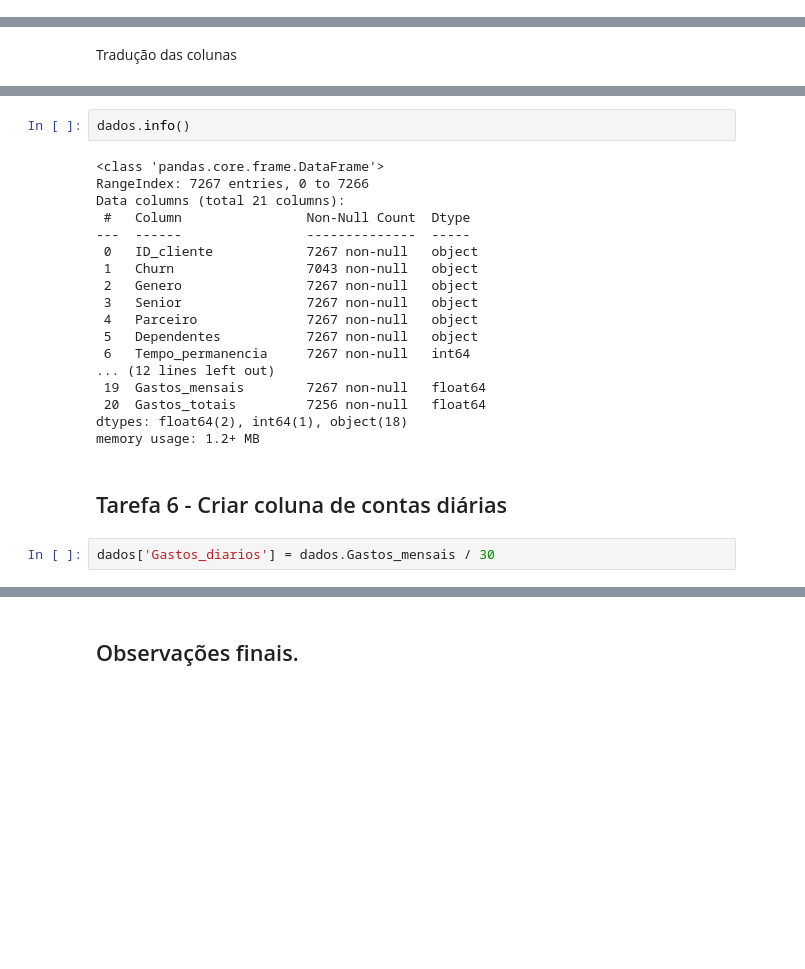
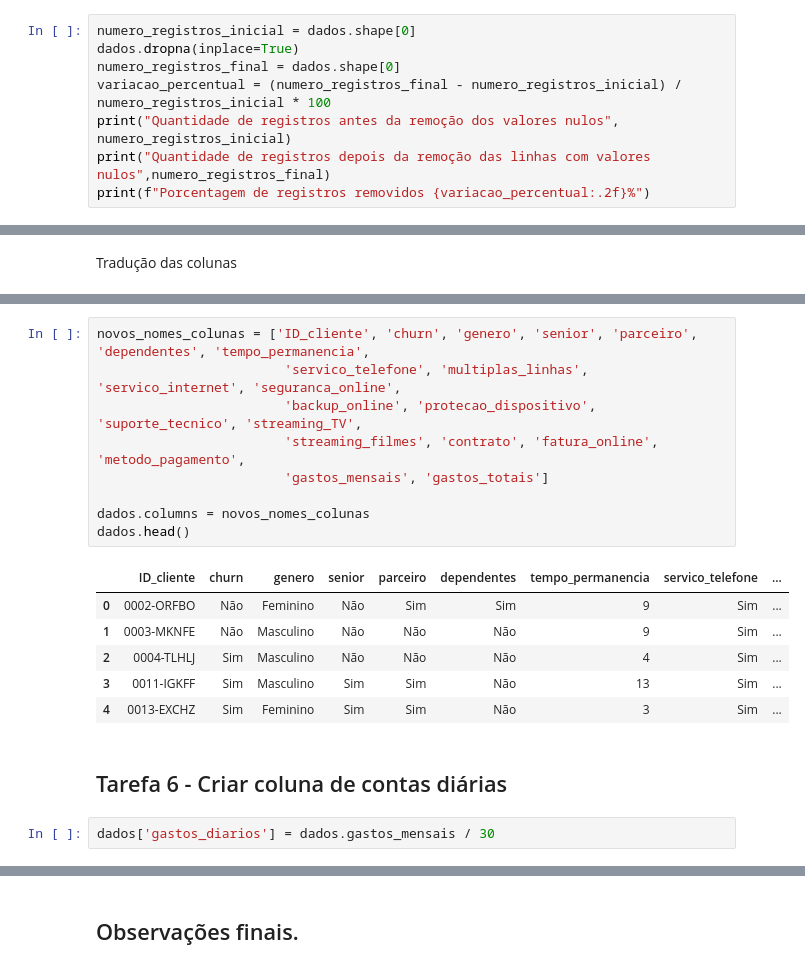
Before and after one commit to duartejr/challenge_data_science_alura_voz, a Jupyter notebook: semana_1_explorando_dados.ipynb, the cells around one changed output, grey strips where cells are left out. Drawn from its saved outputs; the diff is of its cells as text; blank space fills up the shorter version.

```diff
--- a/semana_1_explorando_dados.ipynb
+++ b/semana_1_explorando_dados.ipynb
@@ -165,0 +268,8 @@ Name: SeniorCitizen, dtype: int64
+# %%
+numero_registros_inicial = dados.shape[0]
+dados.dropna(inplace=True)
+numero_registros_final = dados.shape[0]
+variacao_percentual = (numero_registros_final - numero_registros_inicial) / numero_registros_inicial * 100
+print("Quantidade de registros antes da remoção dos valores nulos", numero_registros_inicial)
+print("Quantidade de registros depois da remoção das linhas com valores nulos",numero_registros_final)
+print(f"Porcentagem de registros removidos {variacao_percentual:.2f}%")
@@ -252,27 +352,23 @@ dados.head()
-# %%
-dados.info()
-# %% [output]
-<class 'pandas.core.frame.DataFrame'>
-RangeIndex: 7267 entries, 0 to 7266
-Data columns (total 21 columns):
- #   Column                Non-Null Count  Dtype
----  ------                --------------  -----
- 0   ID_cliente            7267 non-null   object
- 1   Churn                 7043 non-null   object
- 2   Genero                7267 non-null   object
- 3   Senior                7267 non-null   object
- 4   Parceiro              7267 non-null   object
- 5   Dependentes           7267 non-null   object
- 6   Tempo_permanencia     7267 non-null   int64
-... (12 lines left out)
- 19  Gastos_mensais        7267 non-null   float64
- 20  Gastos_totais         7256 non-null   float64
-dtypes: float64(2), int64(1), object(18)
-memory usage: 1.2+ MB
+# %%
+novos_nomes_colunas = ['ID_cliente', 'churn', 'genero', 'senior', 'parceiro', 'dependentes', 'tempo_permanencia',
+                        'servico_telefone', 'multiplas_linhas', 'servico_internet', 'seguranca_online',
+                        'backup_online', 'protecao_dispositivo', 'suporte_tecnico', 'streaming_TV',
+                        'streaming_filmes', 'contrato', 'fatura_online', 'metodo_pagamento',
+                        'gastos_mensais', 'gastos_totais']
+
+dados.columns = novos_nomes_colunas
+dados.head()
+# %% [output]
+|  | ID_cliente | churn | genero | senior | parceiro | dependentes | tempo_permanencia | servico_telefone | ... |
+| 0 | 0002-ORFBO | Não | Feminino | Não | Sim | Sim | 9 | Sim | ... |
+| 1 | 0003-MKNFE | Não | Masculino | Não | Não | Não | 9 | Sim | ... |
+| 2 | 0004-TLHLJ | Sim | Masculino | Não | Não | Não | 4 | Sim | ... |
+| 3 | 0011-IGKFF | Sim | Masculino | Sim | Sim | Não | 13 | Sim | ... |
+| 4 | 0013-EXCHZ | Sim | Feminino | Sim | Sim | Não | 3 | Sim | ... |
 # %% [markdown]
 ## Tarefa 6 - Criar coluna de contas diárias
 # %%
-dados['Gastos_diarios'] = dados.Gastos_mensais / 30
+dados['gastos_diarios'] = dados.gastos_mensais / 30
 # %%
 dados.head()
 # %% [output]
```
Also changed, not shown: parts of 38 cells of this notebook, 2 other files.
